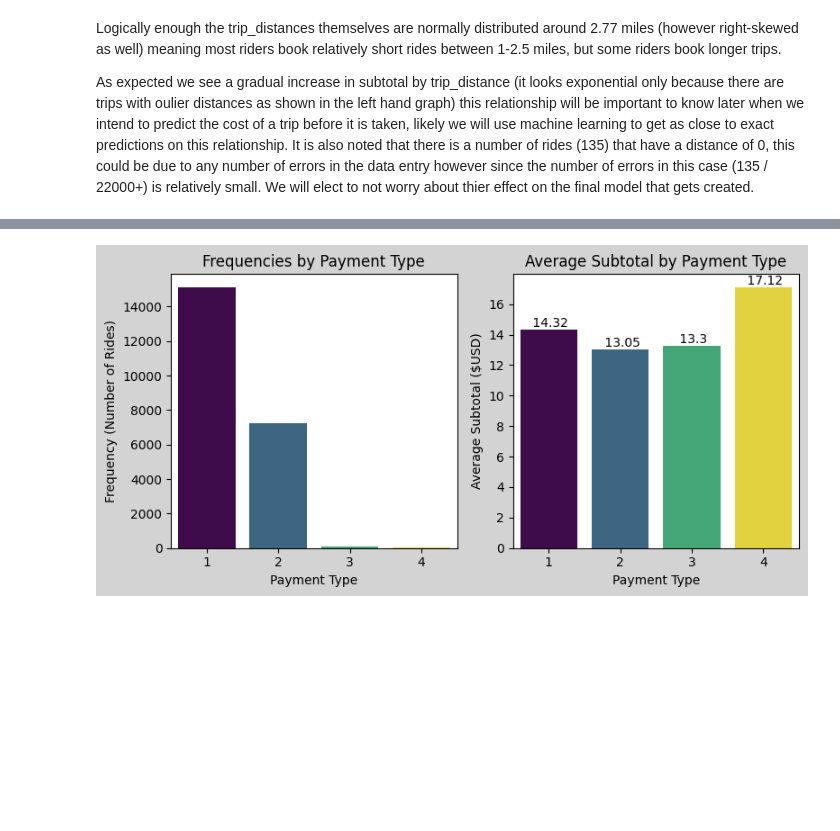
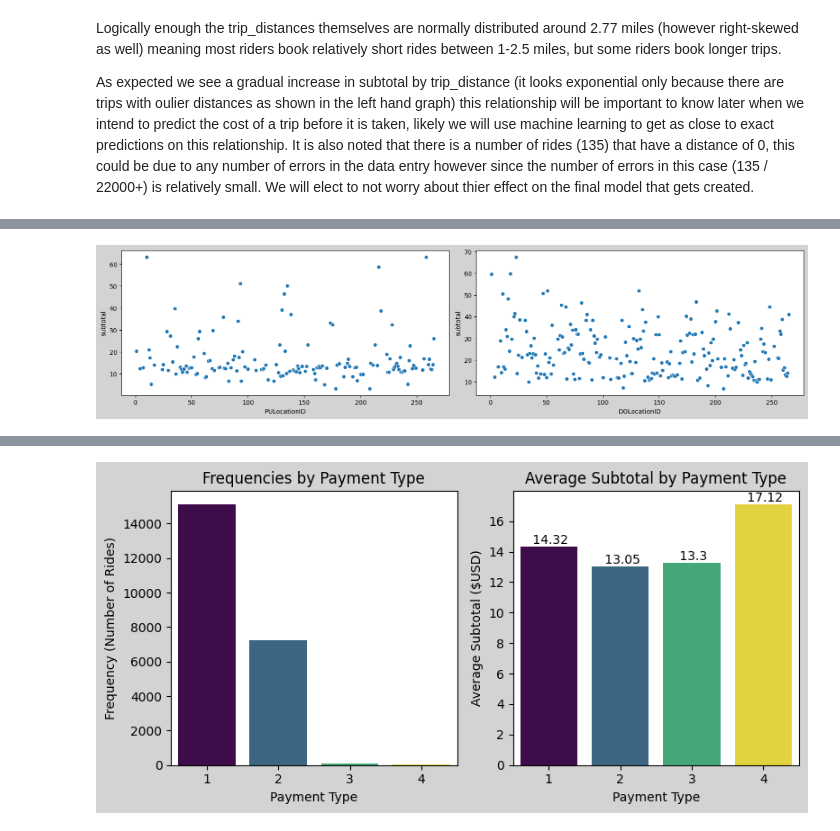
Before and after one commit to DonFetti/TaxiCab_Project, a Jupyter notebook: taxi_exploratory.ipynb, the cells around one changed output, grey strips where cells are left out. Drawn from its saved outputs; the diff is of its cells as text; code cells hidden in the pictures; blank space fills up the shorter version.

```diff
--- a/taxi_exploratory.ipynb
+++ b/taxi_exploratory.ipynb
@@ -323,0 +357,14 @@ print(df["DOLocationID"].nunique())
+# %%
+pickup_costs = df.groupby("PULocationID")["subtotal"].mean()
+dropoff_counts = df.groupby("DOLocationID")["subtotal"].mean()
+fig, axes = plt.subplots(1, 2, figsize=(16, 4))
+fig.patch.set_facecolor('lightgrey')
+
+sns.scatterplot(pickup_costs, ax = axes[0])
+
+sns.scatterplot(dropoff_counts, ax = axes[1])
+
+plt.tight_layout()
+plt.show()
+# %% [output]
+[figure, added]
```
Also changed, not shown: parts of 30 cells of this notebook, 1 other file.
